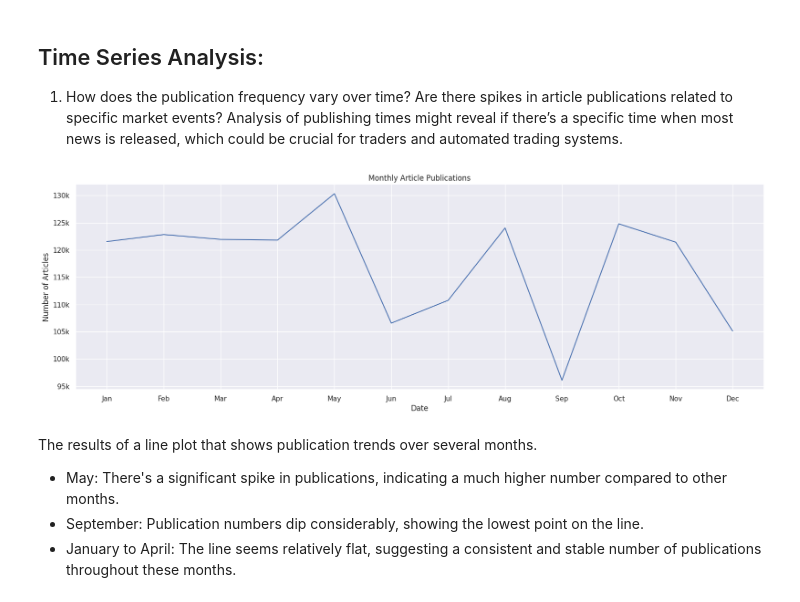
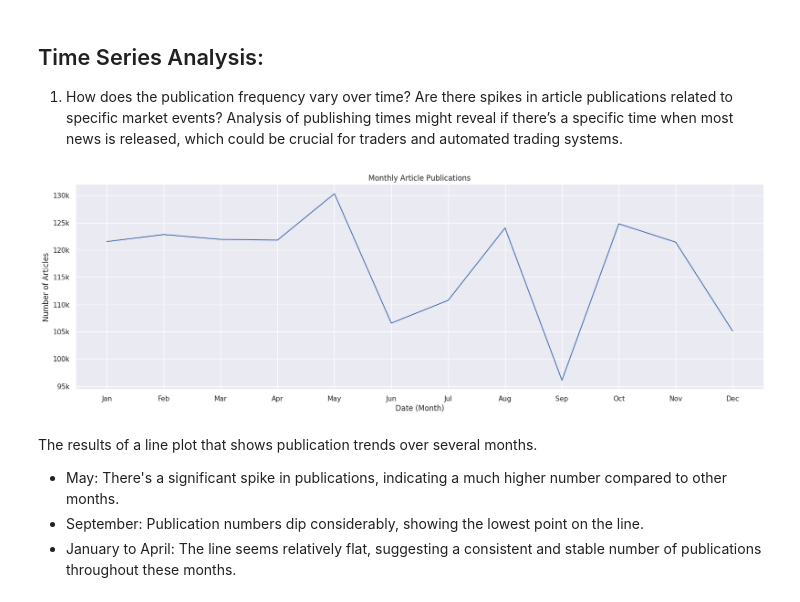
Before and after one commit to der-bew/10ac_week1, a Jupyter notebook: notebooks/Stock_EDA.ipynb, the cells around one changed output. Drawn from its saved outputs; the diff is of its cells as text; code cells hidden in the pictures.

```diff
--- a/notebooks/Stock_EDA.ipynb
+++ b/notebooks/Stock_EDA.ipynb
@@ -205,20 +205,20 @@ Analysis of publishing times might reveal if there’s a specific time when most
 # %%
 # Group by date and count articles
 monthly_articles = stock_df_copy.groupby(stock_df_copy['date'].dt.month).size()
 # Define the months
 months = ['Jan', 'Feb', 'Mar', 'Apr', 'May', 'Jun', 'Jul', 'Aug', 'Sep', 'Oct', 'Nov', 'Dec']
 
 # Plotting monthly articles
 plt.figure(figsize=(20, 6))
 monthly_articles.plot(kind='line')
 plt.title('Monthly Article Publications')
-plt.xlabel('Date')
+plt.xlabel('Date (Month)')
 plt.ylabel('Number of Articles')
 plt.xticks(np.arange(1, 13), months)
 plt.yticks([95000, 100000, 105000, 110000, 115000, 120000, 125000, 130000], ['95k','100k', '105k', '110k', '115k', '120k', '125k', '130k'])
 plt.show()
 # %% [output]
-[figure, old version]
+[figure, new version]
 # %% [markdown]
 The results of a line plot that shows publication trends over several months.
 - May: There's a significant spike in publications, indicating a much higher number compared to other months.
```
Also changed, not shown: parts of 10 cells of this notebook.
